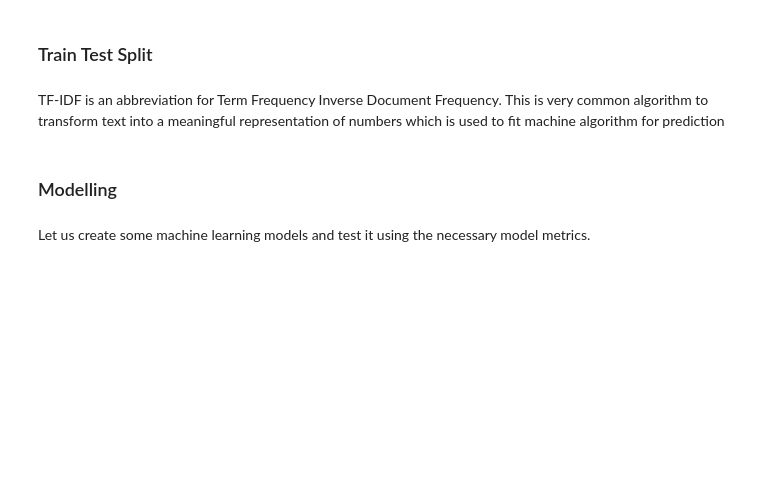
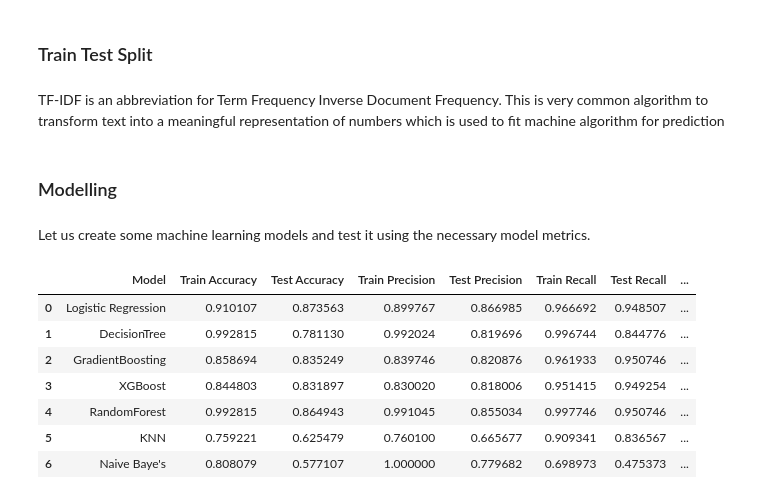
Before and after one commit to Adarsh1331999/Zomato-Clustering_Sentiment-Analysis, a Jupyter notebook: ZOMATO_RESTAURANT_CLUSTERING_AND_SENTIMENT_ANALYSIS.ipynb, the cells around one changed output. Cells and saved outputs as stored; diff of their text form; code cells hidden in the pictures; blank space fills up the shorter version.

```diff
--- a/ZOMATO_RESTAURANT_CLUSTERING_AND_SENTIMENT_ANALYSIS.ipynb
+++ b/ZOMATO_RESTAURANT_CLUSTERING_AND_SENTIMENT_ANALYSIS.ipynb
@@ -973,0 +1027,11 @@ from sklearn.metrics import confusion_matrix , ConfusionMatrixDisplay
+# %%
+model_results
+# %% [output]
+|  | Model | Train Accuracy | Test Accuracy | Train Precision | Test Precision | Train Recall | Test Recall | ... |
+| 0 | Logistic Regression | 0.910107 | 0.873563 | 0.899767 | 0.866985 | 0.966692 | 0.948507 | ... |
+| 1 | DecisionTree | 0.992815 | 0.781130 | 0.992024 | 0.819696 | 0.996744 | 0.844776 | ... |
+| 2 | GradientBoosting | 0.858694 | 0.835249 | 0.839746 | 0.820876 | 0.961933 | 0.950746 | ... |
+| 3 | XGBoost | 0.844803 | 0.831897 | 0.830020 | 0.818006 | 0.951415 | 0.949254 | ... |
+| 4 | RandomForest | 0.992815 | 0.864943 | 0.991045 | 0.855034 | 0.997746 | 0.950746 | ... |
+| 5 | KNN | 0.759221 | 0.625479 | 0.760100 | 0.665677 | 0.909341 | 0.836567 | ... |
+| 6 | Naive Baye's | 0.808079 | 0.577107 | 1.000000 | 0.779682 | 0.698973 | 0.475373 | ... |
```
Also changed, not shown: parts of 22 cells of this notebook.
